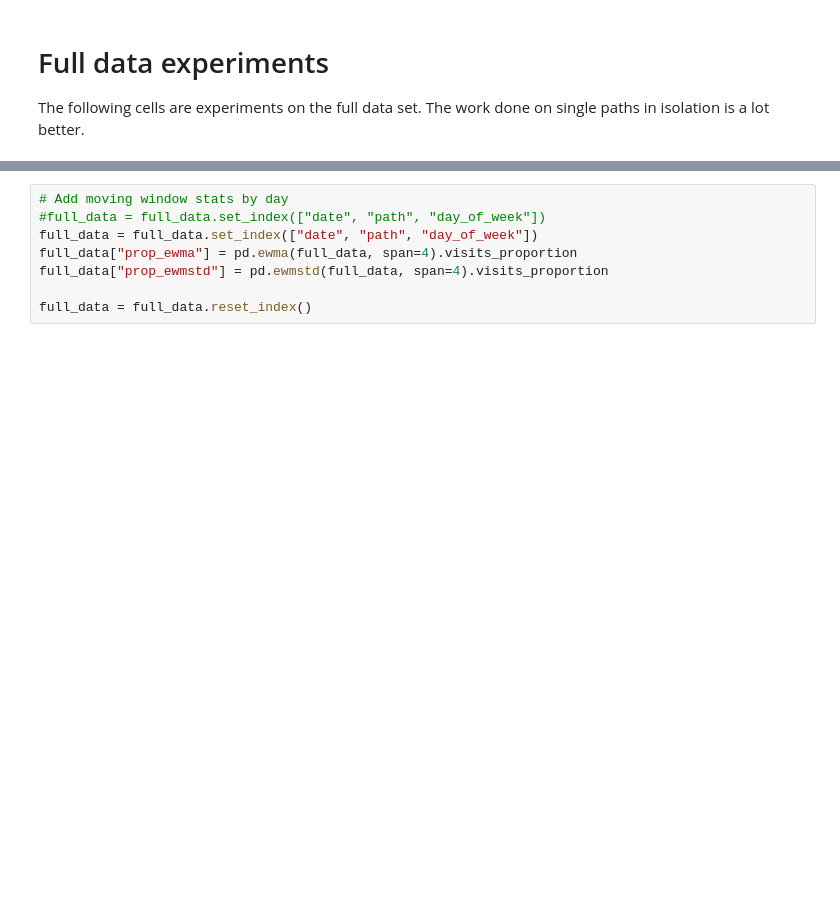
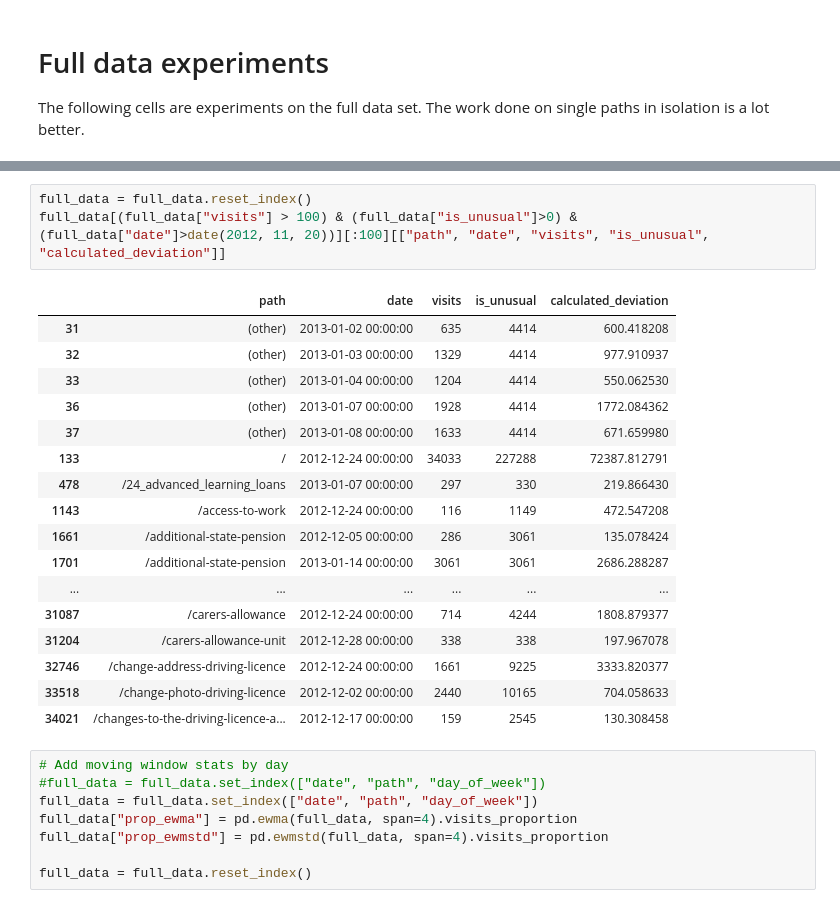
Before and after one commit to robyoung/dora, a Jupyter notebook: notebooks/Visits per piece of content.ipynb, the cells around one changed output, grey strips where cells are left out. Saved outputs shown, nothing was run; the diff lists cells and outputs as text; blank space fills up the shorter version.

```diff
--- a/notebooks/Visits per piece of content.ipynb
+++ b/notebooks/Visits per piece of content.ipynb
@@ -201,3 +266,24 @@ full_data["day_of_week"] = full_data["date"].apply(lambda item: item.weekday())
+# %%
+full_data = full_data.reset_index()
+full_data[(full_data["visits"] > 100) & (full_data["is_unusual"]>0) & (full_data["date"]>date(2012, 11, 20))][:100][["path", "date", "visits", "is_unusual", "calculated_deviation"]]
+# %% [output]
+|  | path | date | visits | is_unusual | calculated_deviation |
+| 31 | (other) | 2013-01-02 00:00:00 | 635 | 4414 | 600.418208 |
+| 32 | (other) | 2013-01-03 00:00:00 | 1329 | 4414 | 977.910937 |
+| 33 | (other) | 2013-01-04 00:00:00 | 1204 | 4414 | 550.062530 |
+| 36 | (other) | 2013-01-07 00:00:00 | 1928 | 4414 | 1772.084362 |
+| 37 | (other) | 2013-01-08 00:00:00 | 1633 | 4414 | 671.659980 |
+| 133 | / | 2012-12-24 00:00:00 | 34033 | 227288 | 72387.812791 |
+| 478 | /24_advanced_learning_loans | 2013-01-07 00:00:00 | 297 | 330 | 219.866430 |
+| 1143 | /access-to-work | 2012-12-24 00:00:00 | 116 | 1149 | 472.547208 |
+| 1661 | /additional-state-pension | 2012-12-05 00:00:00 | 286 | 3061 | 135.078424 |
+| 1701 | /additional-state-pension | 2013-01-14 00:00:00 | 3061 | 3061 | 2686.288287 |
+| ... | ... | ... | ... | ... | ... |
+| 31087 | /carers-allowance | 2012-12-24 00:00:00 | 714 | 4244 | 1808.879377 |
+| 31204 | /carers-allowance-unit | 2012-12-28 00:00:00 | 338 | 338 | 197.967078 |
+| 32746 | /change-address-driving-licence | 2012-12-24 00:00:00 | 1661 | 9225 | 3333.820377 |
+| 33518 | /change-photo-driving-licence | 2012-12-02 00:00:00 | 2440 | 10165 | 704.058633 |
+| 34021 | /changes-to-the-driving-licence-a... | 2012-12-17 00:00:00 | 159 | 2545 | 130.308458 |
 # %%
 # Add moving window stats by day
 #full_data = full_data.set_index(["date", "path", "day_of_week"])
```
Also changed, not shown: parts of 8 cells of this notebook.
